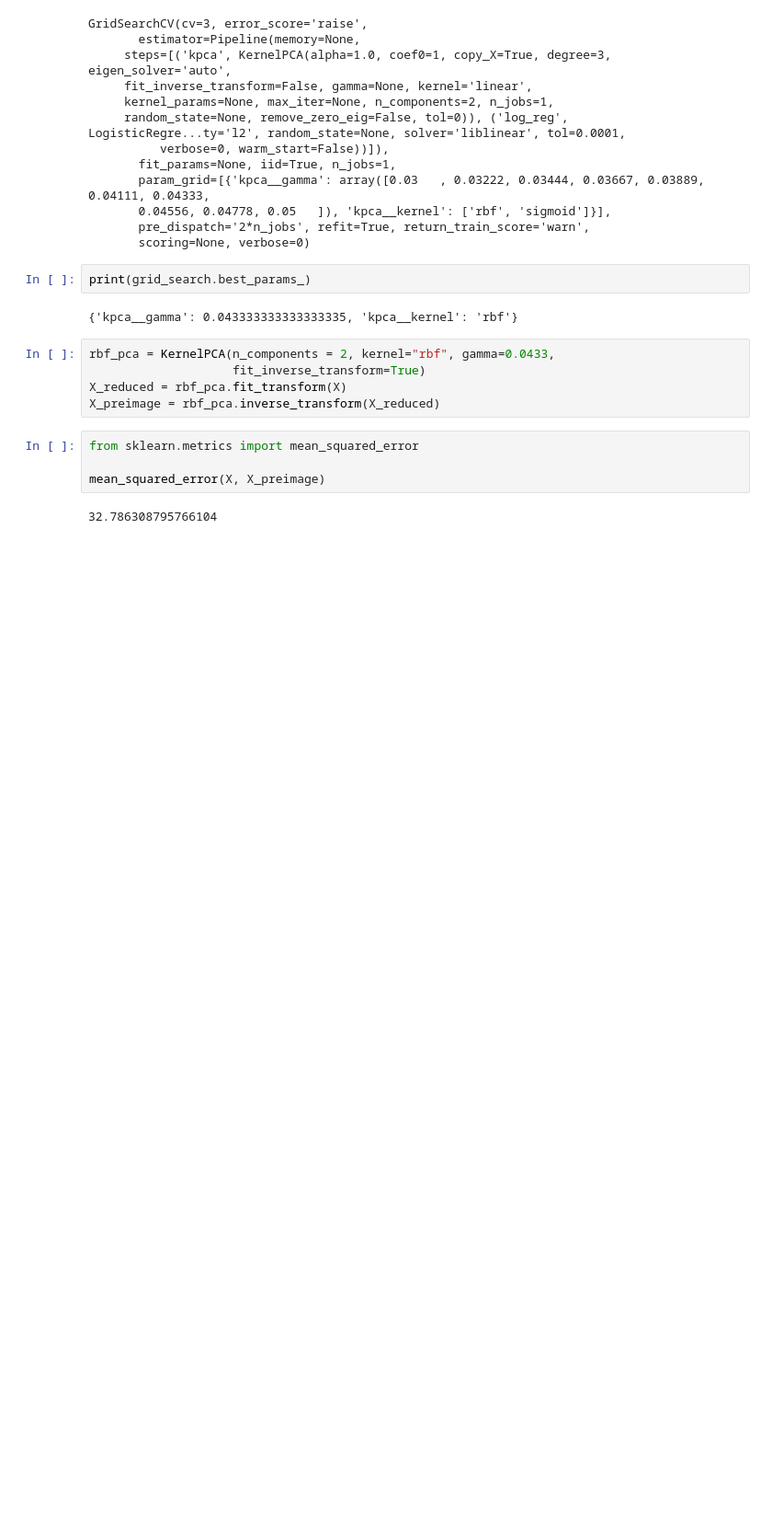
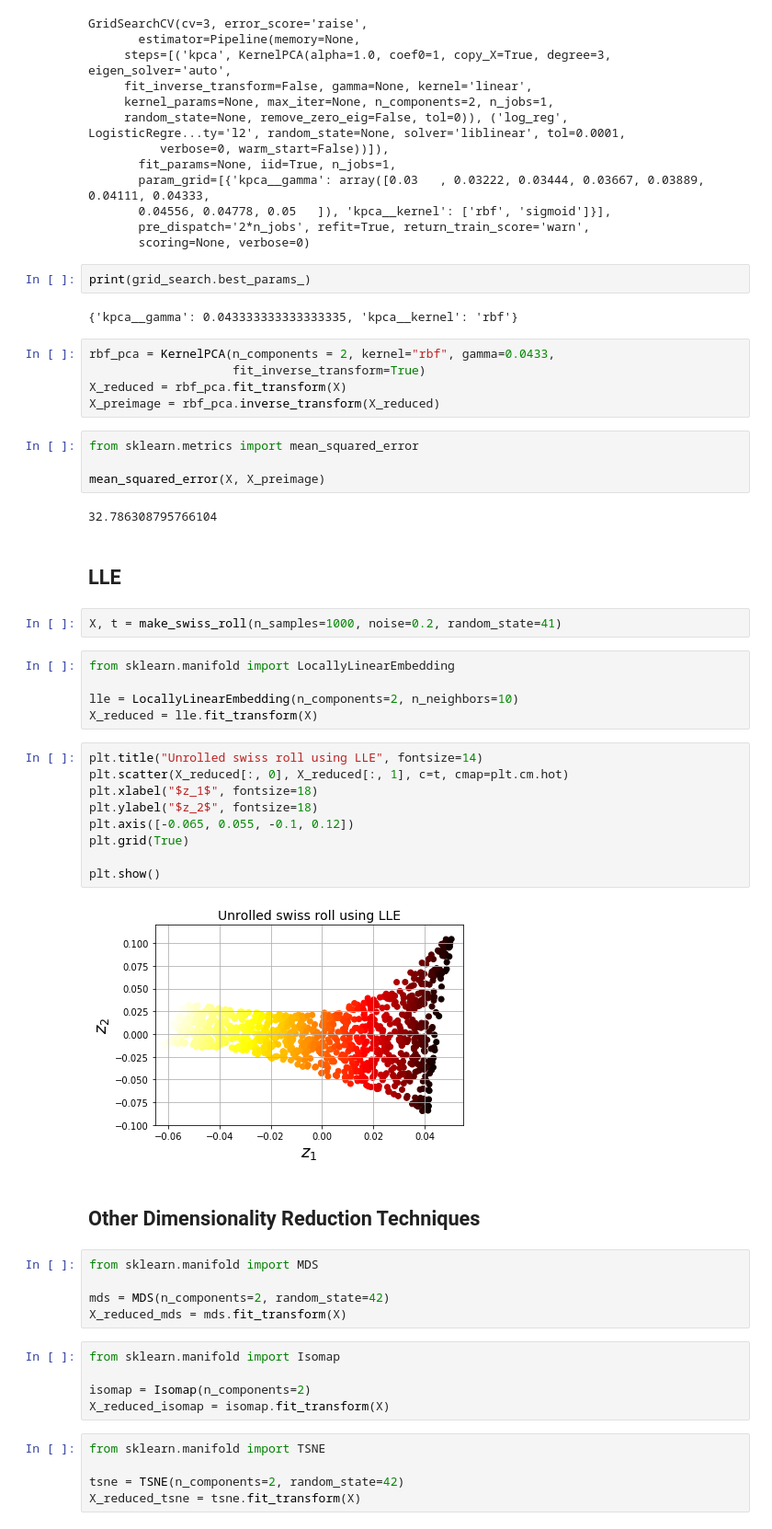
Before and after one commit to rodferro/hands-on-ml, a Jupyter notebook: 08_dimensionality_reduction.ipynb, the cells around one changed output. Shown: that part at 92% size. Cells and saved outputs as stored; diff of their text form; blank space fills up the shorter version.

Commit message:
Add 'LLE' and others

```diff
--- a/08_dimensionality_reduction.ipynb
+++ b/08_dimensionality_reduction.ipynb
@@ -391,3 +391,40 @@ from sklearn.metrics import mean_squared_error
 mean_squared_error(X, X_preimage)
 # %% [output]
 32.786308795766104
+# %% [markdown]
+## LLE
+# %%
+X, t = make_swiss_roll(n_samples=1000, noise=0.2, random_state=41)
+# %%
+from sklearn.manifold import LocallyLinearEmbedding
+
+lle = LocallyLinearEmbedding(n_components=2, n_neighbors=10)
+X_reduced = lle.fit_transform(X)
+# %%
+plt.title("Unrolled swiss roll using LLE", fontsize=14)
+plt.scatter(X_reduced[:, 0], X_reduced[:, 1], c=t, cmap=plt.cm.hot)
+plt.xlabel("$z_1$", fontsize=18)
+plt.ylabel("$z_2$", fontsize=18)
+plt.axis([-0.065, 0.055, -0.1, 0.12])
+plt.grid(True)
+
+plt.show()
+# %% [output]
+[figure, added]
+# %% [markdown]
+## Other Dimensionality Reduction Techniques
+# %%
+from sklearn.manifold import MDS
+
+mds = MDS(n_components=2, random_state=42)
+X_reduced_mds = mds.fit_transform(X)
+# %%
+from sklearn.manifold import Isomap
+
+isomap = Isomap(n_components=2)
+X_reduced_isomap = isomap.fit_transform(X)
+# %%
+from sklearn.manifold import TSNE
+
+tsne = TSNE(n_components=2, random_state=42)
+X_reduced_tsne = tsne.fit_transform(X)
```
Also changed, not shown: parts of 2 cells of this notebook.
